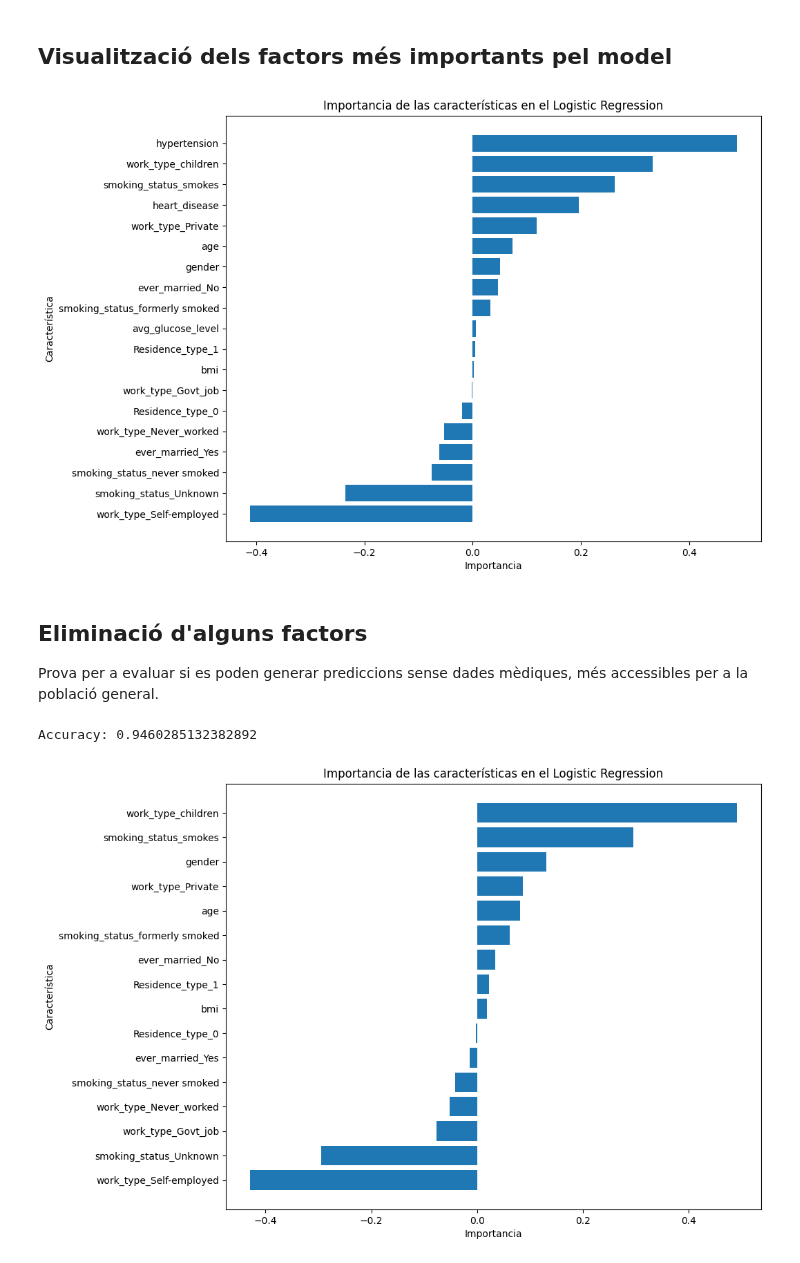
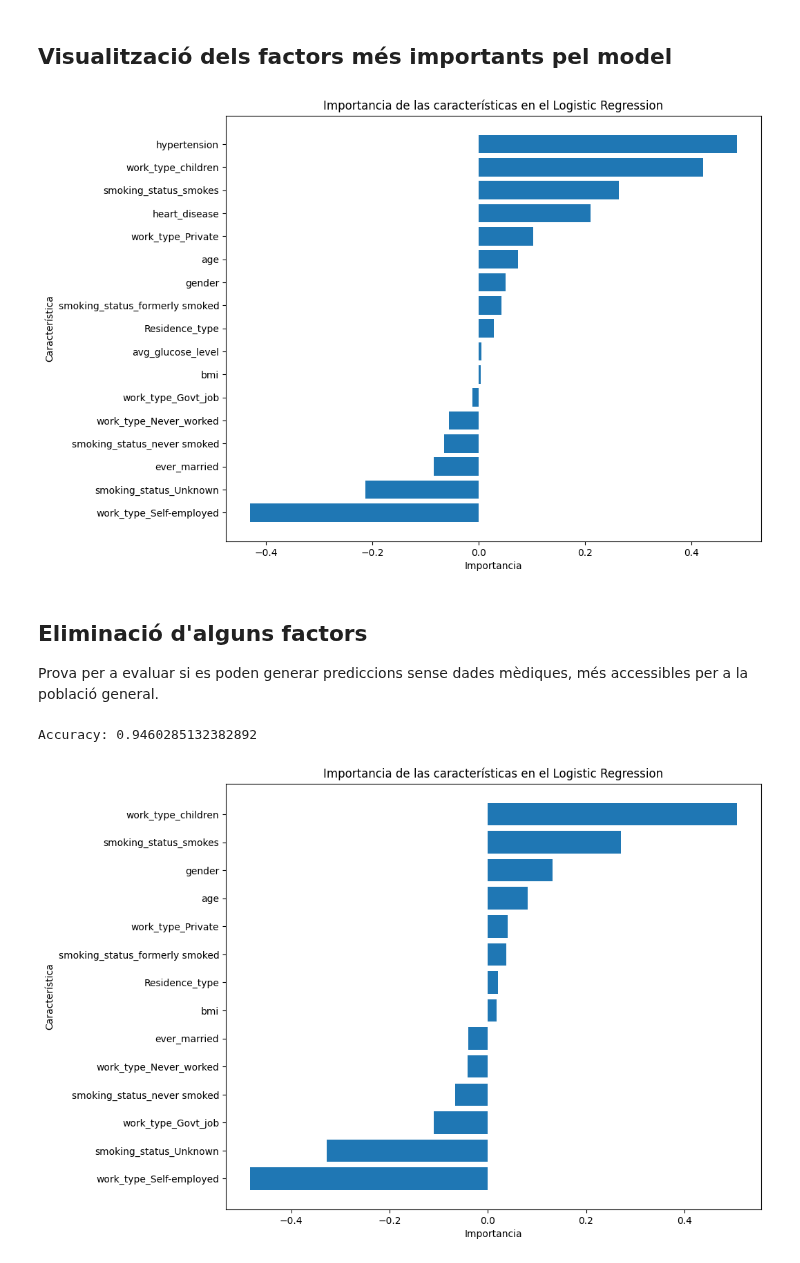
Before and after one commit to DCC-UAB/ACproject--11, a Jupyter notebook: main_heart_logres.ipynb, the cells around one changed output. Cells and saved outputs as stored; diff of their text form; code cells hidden in the pictures.

```diff
--- a/main_heart_logres.ipynb
+++ b/main_heart_logres.ipynb
@@ -48,3 +30,9 @@ X_train, X_test, y_train, y_test = train_test_split(X, y, test_size=0.2, random_
+# %%
+datafile = "data/healthcare-dataset-stroke-data.csv"
+
+X, y = load_data(datafile)
+
+X_train, X_test, y_train, y_test = train_test_split(X, y, test_size=0.2, random_state=42)
 # %% [markdown]
 ## Creació i test de la regressió logística
 # %%
@@ -95,41 +83,40 @@ plt.title('Importancia de las características en el Logistic Regression')
 plt.gca().invert_yaxis()
 plt.show()
 # %% [output]
-[figure, old version]
+[figure, new version]
 # %% [markdown]
 ## Eliminació d'alguns factors
 
 Prova per a evaluar si es poden generar prediccions sense dades mèdiques, més accessibles per a la població general.
 # %%
-X = df.drop(columns=['id', 'stroke', "hypertension", "heart_disease", "avg_glucose_level"])
-y = df['stroke']
+X = X.drop(columns=["hypertension", "heart_disease", "avg_glucose_level"])
 
 X_train, X_test, y_train, y_test = train_test_split(X, y, test_size=0.2, random_state=42)
 
 clf = LogisticRegression(max_iter=1000)
 clf.fit(X_train, y_train)
 
 y_pred = clf.predict(X_test)
 
 accuracy = accuracy_score(y_test, y_pred)
 print(f'Accuracy: {accuracy}')
 
 feature_importances = clf.coef_[0]
 
 feature_importances_df = pd.DataFrame({
     'Feature': X.columns,
     'Importance': feature_importances
 })
 
 feature_importances_df = feature_importances_df.sort_values(by='Importance', ascending=False)
 
 plt.figure(figsize=(10, 8))
 plt.barh(feature_importances_df['Feature'], feature_importances_df['Importance'])
 plt.xlabel('Importancia')
 plt.ylabel('Característica')
 plt.title('Importancia de las características en el Logistic Regression')
 plt.gca().invert_yaxis()
 plt.show()
 # %% [output]
 Accuracy: 0.9460285132382892
-[figure, old version]
+[figure, new version]
```
Also changed, not shown: parts of 2 cells of this notebook.
